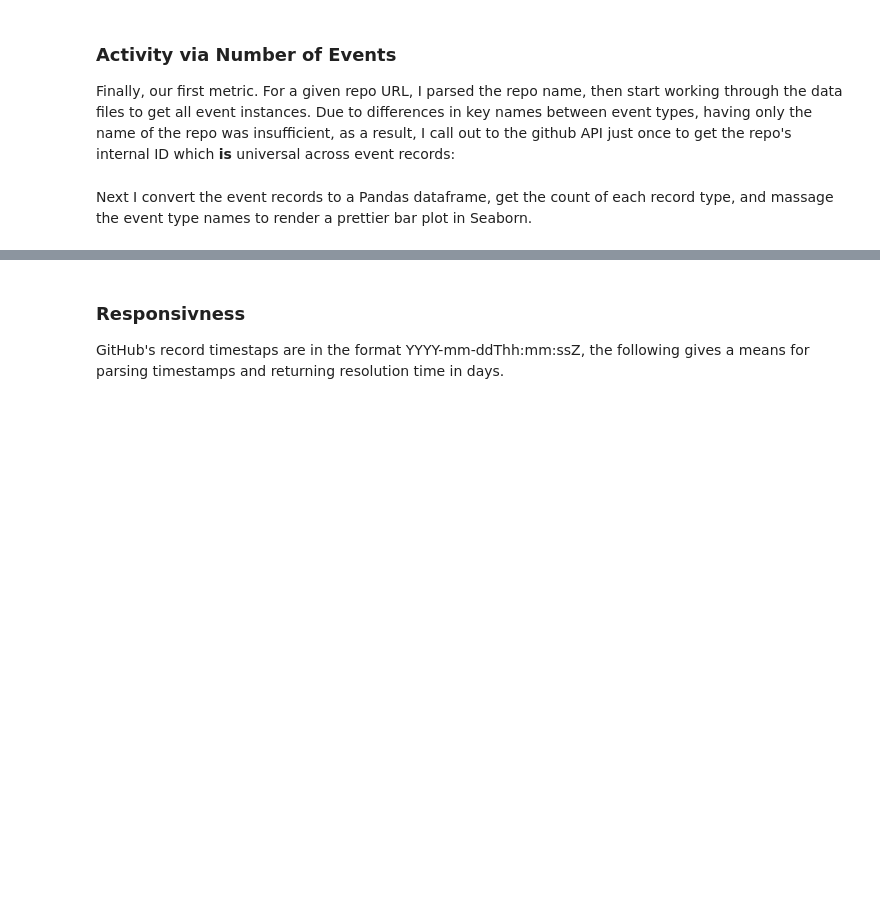
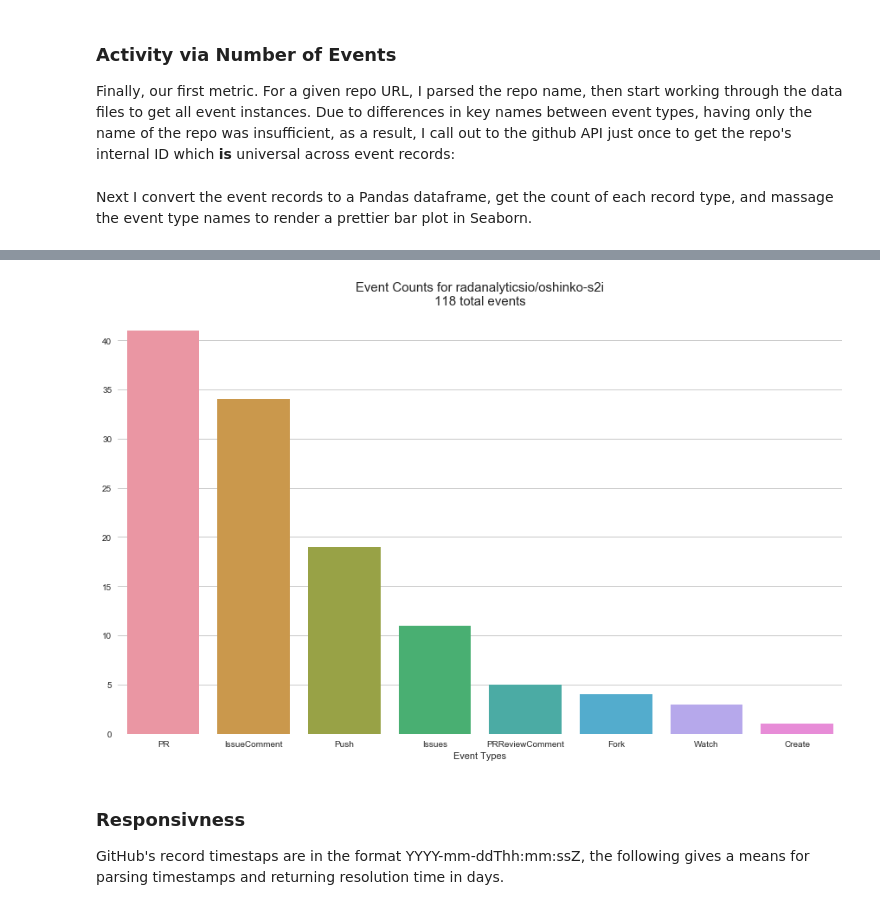
Before and after one commit to EldritchJS/kono-notebook, a Jupyter notebook: kono.ipynb, the cells around one changed output, grey strips where cells are left out. Cells and saved outputs as stored; diff of their text form; code cells hidden in the pictures; blank space fills up the shorter version.

```diff
--- a/kono.ipynb
+++ b/kono.ipynb
@@ -173,9 +173,10 @@ er = eventRecords.collect()
 # %% [markdown]
 Next I convert the event records to a Pandas dataframe, get the count of each record type, and massage the event type names to render a prettier bar plot in Seaborn.
 # %%
+%matplotlib inline
 df = pd.read_json(json.dumps(er))
 sns.set_style("whitegrid")
-f, ax = plt.subplots(figsize=(15, 6))
+f, ax = plt.subplots(figsize=[15,9])
 reduceddf = df['type'].map(lambda rec: re.sub(r'Event',r'',rec)).value_counts()
 ticks = reduceddf.index.map(lambda index: re.sub(r'PullRequest',r'PR',index))
 sns.barplot(y=reduceddf.values,x=ticks)
@@ -189,3 +188,4 @@ sns.despine(left=True, bottom=True)
+[figure, added]
 # %% [markdown]
 ### Responsivness
 GitHub's record timestaps are in the format YYYY-mm-ddThh:mm:ssZ, the following gives a means for parsing timestamps and returning resolution time in days.
```
Also changed, not shown: parts of 10 cells of this notebook.
